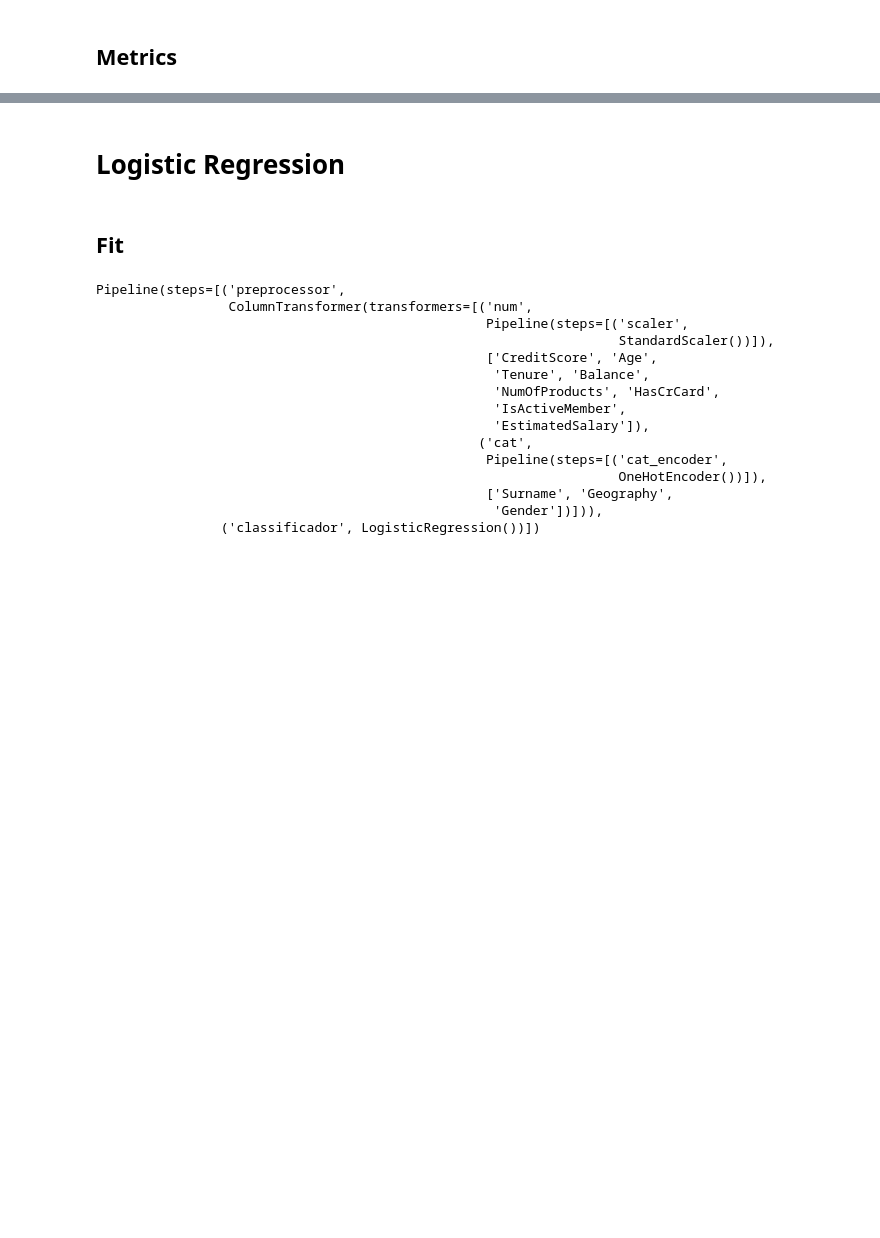
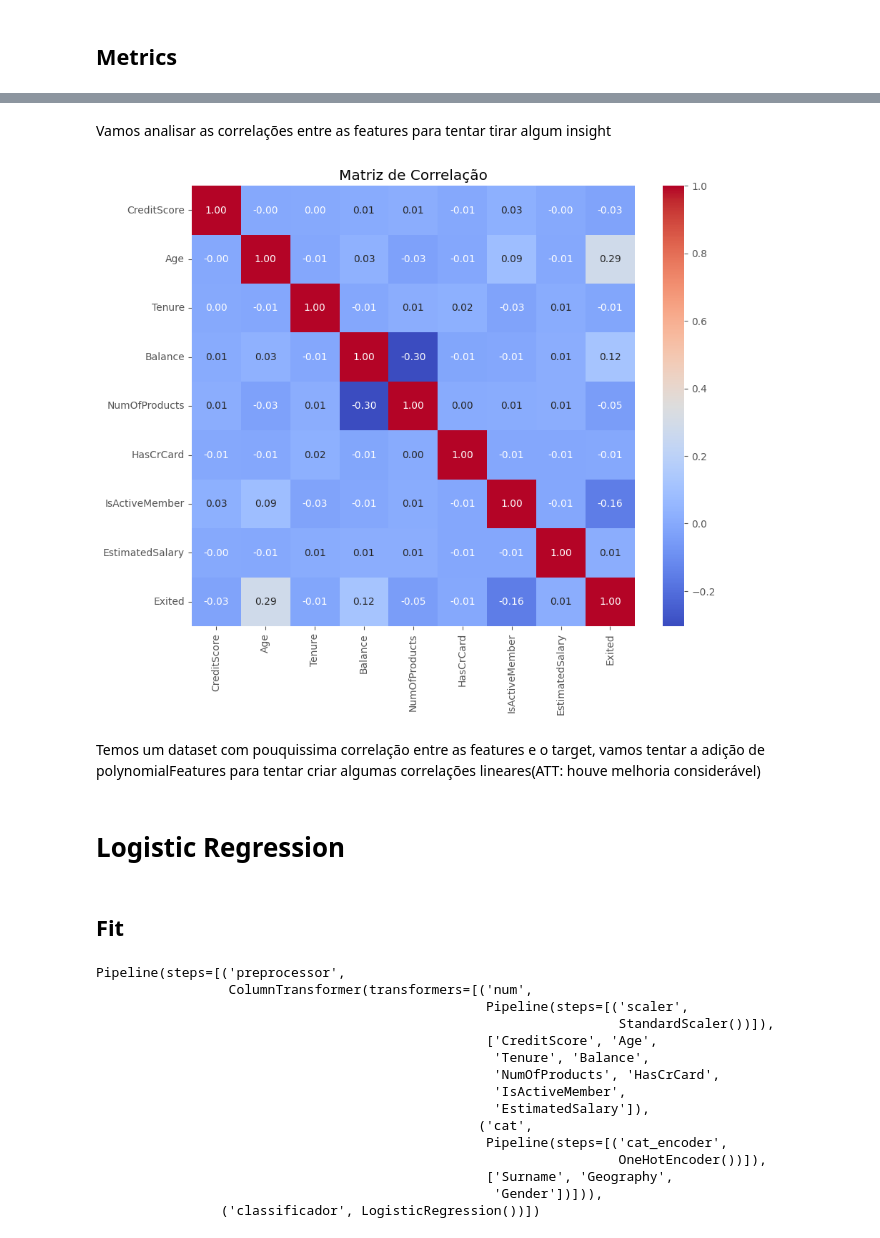
Before and after one commit to VitorLeitao/if699-Machine-learn-churn, a Jupyter notebook: main.ipynb, the cells around one changed output, grey strips where cells are left out. Cells and saved outputs as stored; diff of their text form; code cells hidden in the pictures; blank space fills up the shorter version.

```diff
--- a/main.ipynb
+++ b/main.ipynb
@@ -200,3 +256,16 @@ Matriz de confusão:
+# %% [markdown]
+Vamos analisar as correlações entre as features para tentar tirar algum insight
+# %%
+correlation_matrix = churn[['CreditScore', 'Age', 'Tenure', 'Balance', 'NumOfProducts', 'HasCrCard', 'IsActiveMember', 'EstimatedSalary', 'Exited']].corr()
+
+plt.figure(figsize=(10, 8))
+sns.heatmap(correlation_matrix, annot=True, cmap='coolwarm', fmt=".2f")
+plt.title('Matriz de Correlação')
+plt.show()
+# %% [output]
+[figure, added]
+# %% [markdown]
+Temos um dataset com pouquissima correlação entre as features e o target, vamos tentar a adição de polynomialFeatures para tentar criar algumas correlações lineares(ATT: houve melhoria considerável)
 # %% [markdown]
 # Logistic Regression
 # %% [markdown]
```
Also changed, not shown: parts of 10 cells of this notebook.
